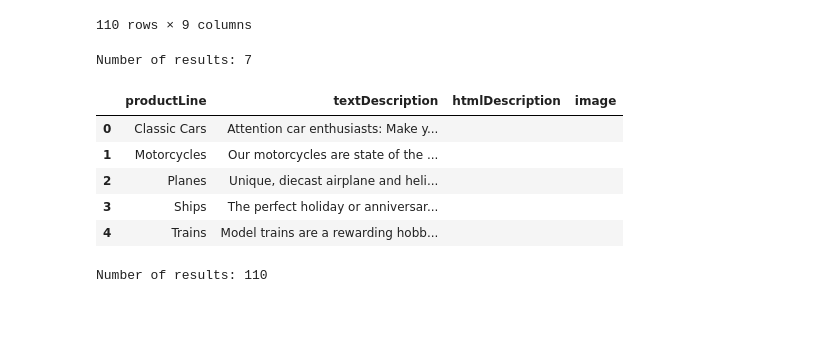
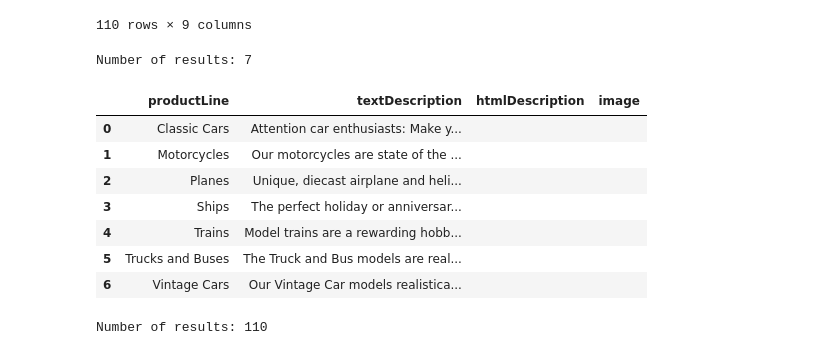
Before and after one commit to hmnathel/dsc-one-to-many-and-many-to-many-joins-nyc-ds-071519, a Jupyter notebook: index.ipynb, the cells around one changed output. Drawn from its saved outputs; the diff is of its cells as text; code cells hidden in the pictures; blank space fills up the shorter version.

```diff
--- a/index.ipynb
+++ b/index.ipynb
@@ -124,17 +124,19 @@ Number of results: 110
 # %%
 cur.execute('select * from productlines;')
 df = pd.DataFrame(cur.fetchall())
 df.columns = [i[0] for i in cur.description]
 print('Number of results:', len(df))
-df.head()
+df
 # %% [output]
 Number of results: 7
 |  | productLine | textDescription | htmlDescription | image |
 | 0 | Classic Cars | Attention car enthusiasts: Make y... |  |  |
 | 1 | Motorcycles | Our motorcycles are state of the ... |  |  |
 | 2 | Planes | Unique, diecast airplane and heli... |  |  |
 | 3 | Ships | The perfect holiday or anniversar... |  |  |
 | 4 | Trains | Model trains are a rewarding hobb... |  |  |
+| 5 | Trucks and Buses | The Truck and Bus models are real... |  |  |
+| 6 | Vintage Cars | Our Vintage Car models realistica... |  |  |
 # %%
 cur.execute("""select * from products
                       join productlines
```
